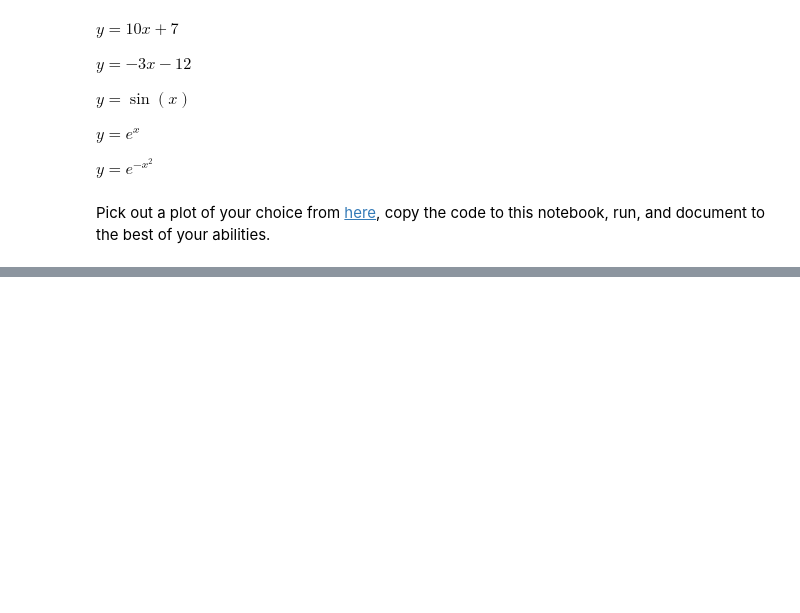
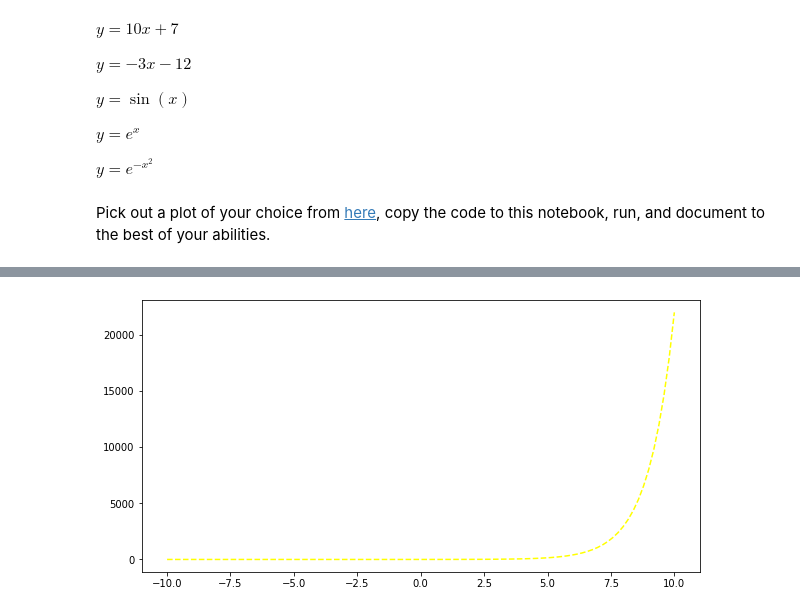
Before and after one commit to FrancisoL1122/Probability_Statistics, a Jupyter notebook: Limongi_Lab_1.ipynb, the cells around one changed output, grey strips where cells are left out. Cells and saved outputs as stored; diff of their text form; code cells hidden in the pictures; blank space fills up the shorter version.

```diff
--- a/Limongi_Lab_1.ipynb
+++ b/Limongi_Lab_1.ipynb
@@ -260,0 +291,10 @@ Pick out a plot of your choice from [here](https://matplotlib.org/stable/gallery
+# %%
+x = np.linspace(-10, 10, 100)
+y = np.exp(x)
+
+fig = plt.figure(figsize = (10, 5))
+
+plt.plot(x, y, color = 'yellow', linestyle = '--')
+plt.show()
+# %% [output]
+[figure, added]
```
Also changed, not shown: parts of 4 cells of this notebook.
